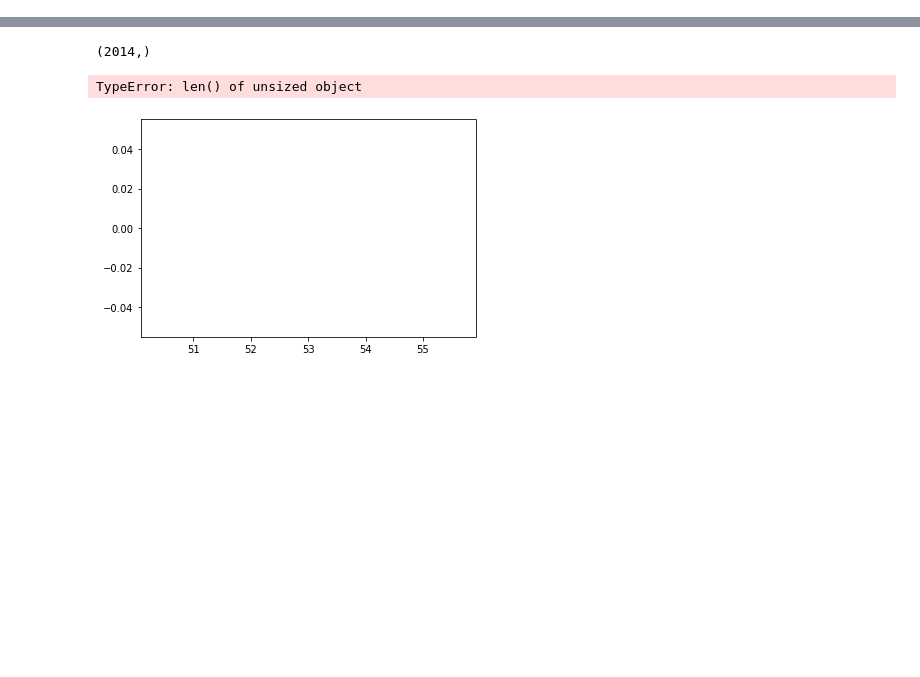
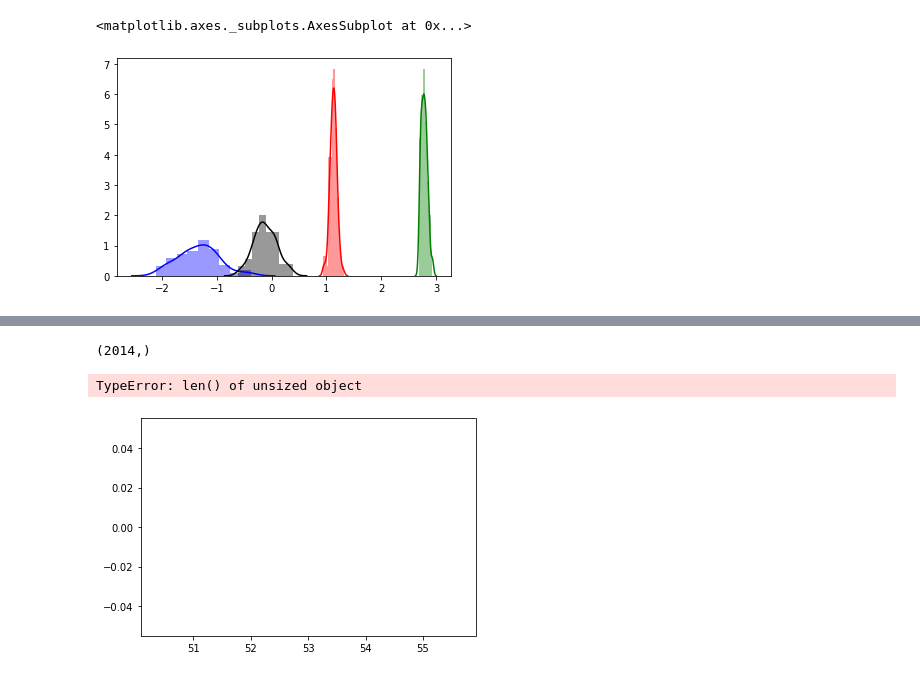
Before and after one commit to ssharpe42/probprog-finalproject, a Jupyter notebook: station_hr_criticism.ipynb, the cells around one changed output, grey strips where cells are left out. Saved outputs shown, nothing was run; the diff lists cells and outputs as text; code cells hidden in the pictures; blank space fills up the shorter version.

```diff
--- a/station_hr_criticism.ipynb
+++ b/station_hr_criticism.ipynb
@@ -32,3 +30,15 @@ pss=post_samples.squeeze()
+# %%
+svi_samples = {site: EmpiricalMarginal(svi_posterior, sites=site)
+                     .enumerate_support().detach().cpu().numpy()
+               for site in ['station_59_hour_0_weekday','station_59_hour_9_weekday','station_70_hour_9_weekday','station_70_hour_6_weekend']}
+# %%
+sns.distplot(svi_samples['station_59_hour_0_weekday'],color='blue')# would expect low (weekday midnight-3am)
+sns.distplot(svi_samples['station_59_hour_9_weekday'],color='red') # expect high (9am weekday)
+sns.distplot(svi_samples['station_70_hour_9_weekday'],color='green')# expect high (popular station)
+sns.distplot(svi_samples['station_70_hour_6_weekend'],color='black') #would expect it to be low (weekend at 6-9am)
+# %% [output]
+<matplotlib.axes._subplots.AxesSubplot at 0x...>
+[figure, added]
 # %%
 compare_test_statistic(data_samp.demand.values, post_samples[:,0,:],
                        stat=perc_0)
```
Also changed, not shown: parts of 9 cells of this notebook, 1 other file.
